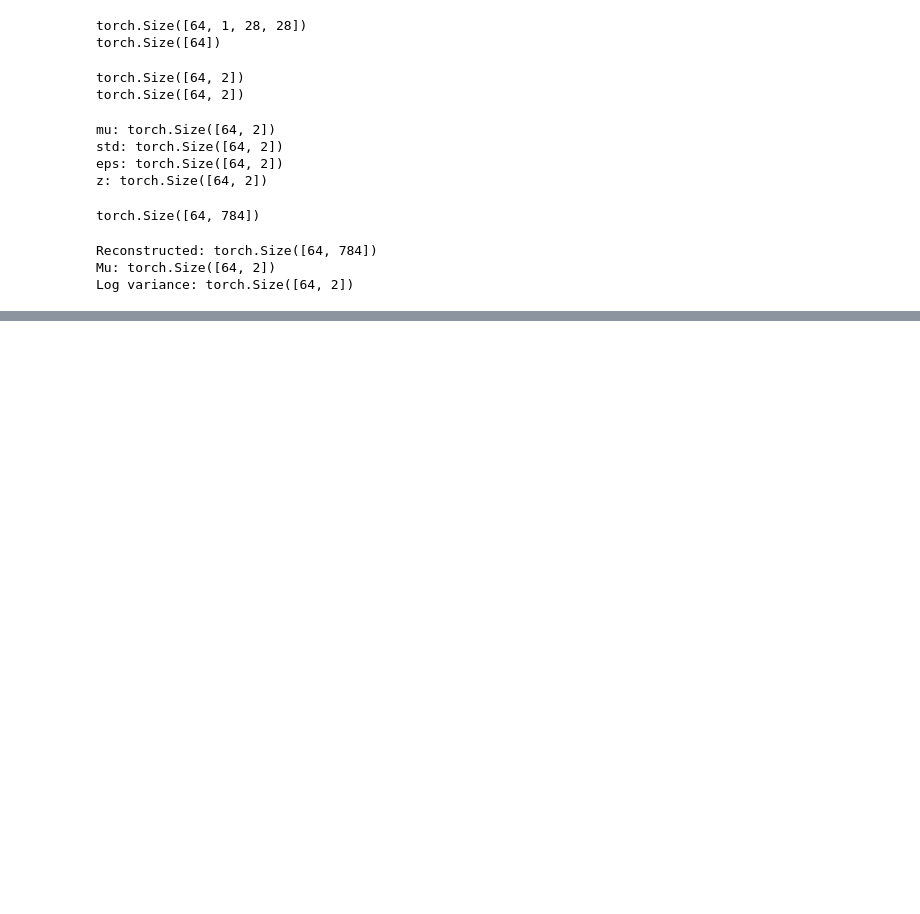
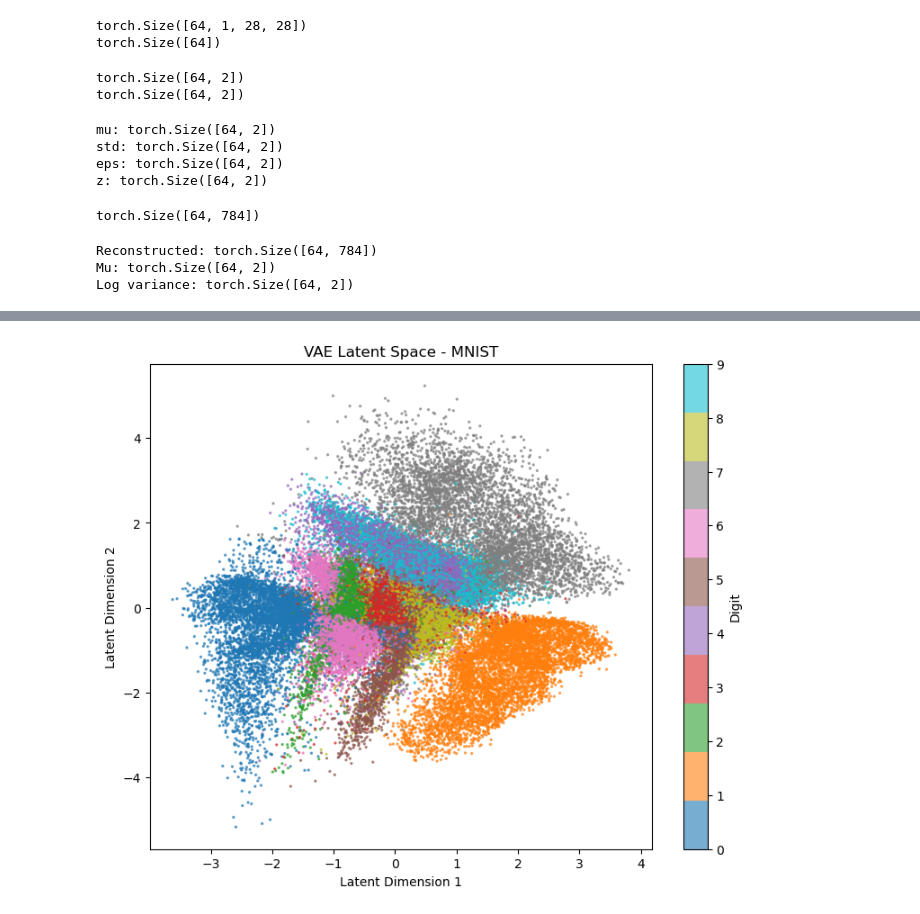
Before and after one commit to BoostanAlireza/mnist-VAE, a Jupyter notebook: mnist-vae.ipynb, the cells around one changed output, grey strips where cells are left out. Drawn from its saved outputs; the diff is of its cells as text; code cells hidden in the pictures; blank space fills up the shorter version.

```diff
--- a/mnist-vae.ipynb
+++ b/mnist-vae.ipynb
@@ -173,0 +269,39 @@ KL loss: 1.1050360202789307
+# %%
+from torch import scatter
+
+
+model.eval()
+
+all_mu = []
+all_labels = []
+
+with torch.no_grad():
+    for x, labels in train_loader:
+        x = x.view(x.size(0), -1)
+
+        mu, log_var = model.encoder(x)
+
+        all_mu.append(mu)
+        all_labels.append(labels)
+
+all_mu = torch.cat(all_mu).numpy()
+all_labels = torch.cat(all_labels).numpy()
+
+plt.figure(figsize=(9, 7))
+
+scatter = plt.scatter(
+    all_mu[:, 0],
+    all_mu[:, 1],
+    c=all_labels,
+    cmap="tab10",
+    s=2,
+    alpha=0.6
+)
+
+plt.colorbar(scatter, ticks=range(10), label="Digit")
+plt.xlabel("Latent Dimension 1")
+plt.ylabel("Latent Dimension 2")
+plt.title("VAE Latent Space - MNIST")
+plt.show()
+# %% [output]
+[figure, added]
```
Also changed, not shown: parts of 6 cells of this notebook.
